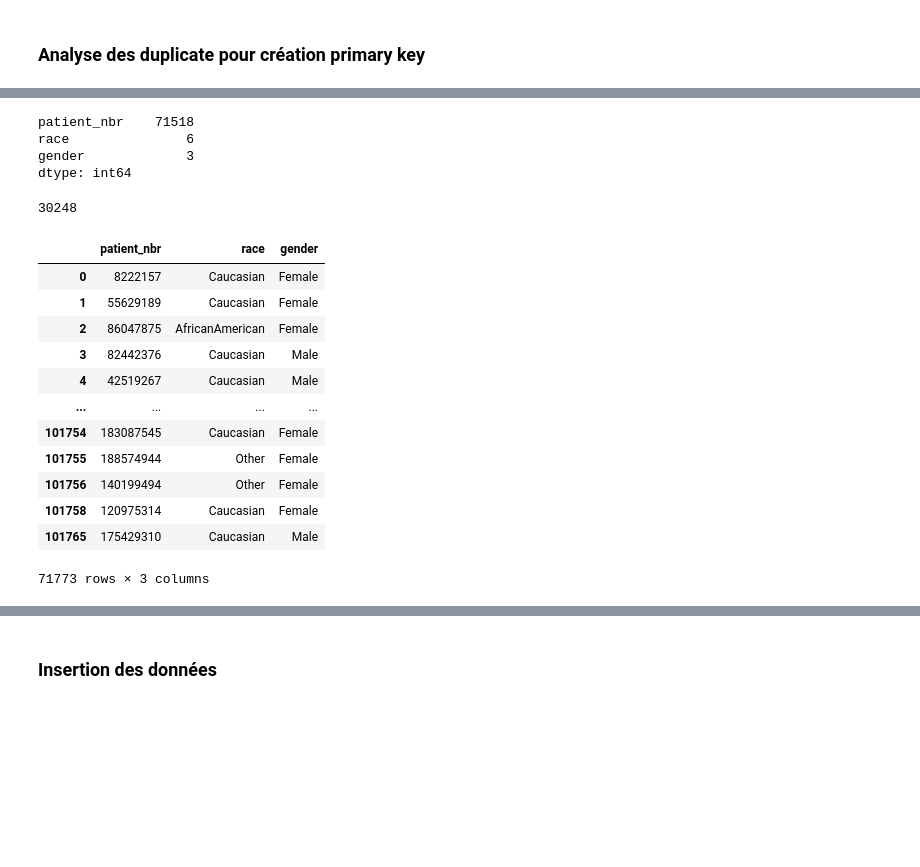
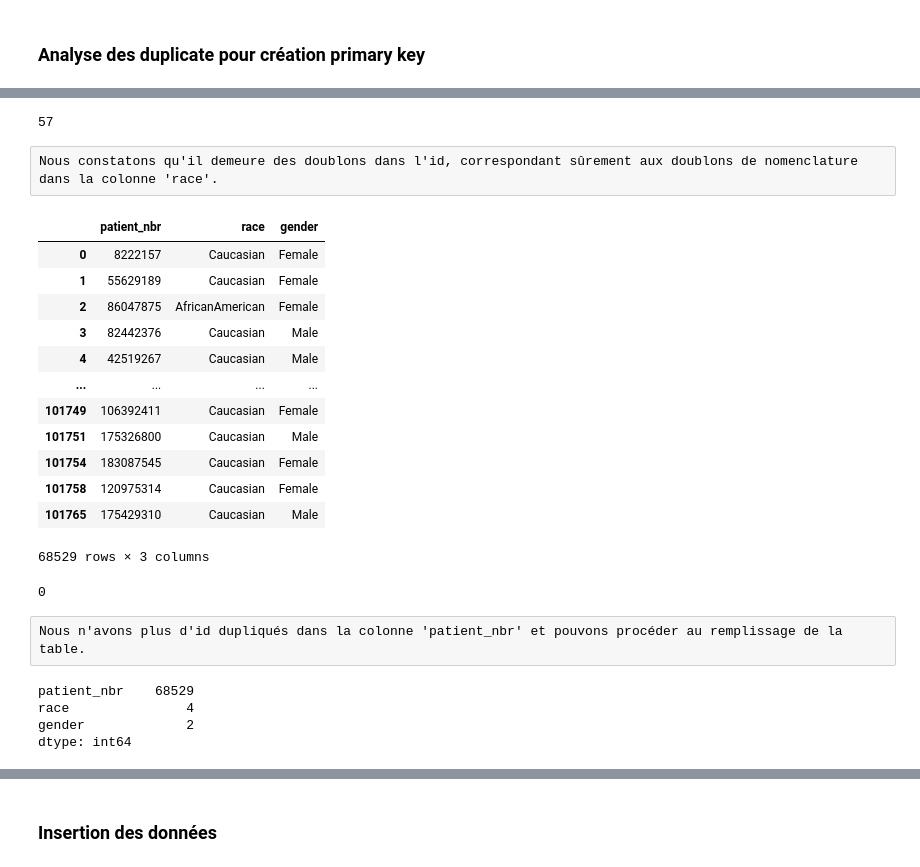
Before and after one commit to Gwendelina/130US_diabete, a Jupyter notebook: Creation BDD/Creation_BDD.ipynb, the cells around one changed output, grey strips where cells are left out. Cells and saved outputs as stored; diff of their text form; code cells hidden in the pictures; blank space fills up the shorter version.

```diff
--- a/Creation BDD/Creation_BDD.ipynb
+++ b/Creation BDD/Creation_BDD.ipynb
@@ -151,0 +271,6 @@ patients
+# %%
+# On remplace les "?" et les "Other" par des nan pour ensuite les supprimer avec la méthode isna
+# On consulte le nombre de valeurs nulles dans notre dataset
+
+patients = patients.replace({'?' : np.nan, 'Other': np.nan})
+patients.isnull().sum()
@@ -151,0 +282,5 @@ patients
+# %%
+# On supprime toutes les valeurs nulles
+
+patients = patients.dropna()
+patients
@@ -152,32 +326,40 @@ patients
+# %%
+# On vérifie le nombre de duplicate
+
+patients.duplicated(subset = 'patient_nbr').sum()
+# %% [output]
+57
+# %% [raw]
+Nous constatons qu'il demeure des doublons dans l'id, correspondant sûrement aux doublons de nomenclature dans la colonne 'race'.
+# %%
+# Suppression des id en doublons dans la colonne 'patient_nbr'
+
+patients = patients.drop_duplicates(subset='patient_nbr')
+patients
+# %% [output]
+|  | patient_nbr | race | gender |
+| 0 | 8222157 | Caucasian | Female |
+| 1 | 55629189 | Caucasian | Female |
+| 2 | 86047875 | AfricanAmerican | Female |
+| 3 | 82442376 | Caucasian | Male |
+| 4 | 42519267 | Caucasian | Male |
+| ... | ... | ... | ... |
+| 101749 | 106392411 | Caucasian | Female |
+| 101751 | 175326800 | Caucasian | Male |
+| 101754 | 183087545 | Caucasian | Female |
+| 101758 | 120975314 | Caucasian | Female |
+| 101765 | 175429310 | Caucasian | Male |
+68529 rows × 3 columns
+# %%
+patients.duplicated(subset = 'patient_nbr').sum()
+# %% [output]
+0
+# %% [raw]
+Nous n'avons plus d'id dupliqués dans la colonne 'patient_nbr' et pouvons procéder au remplissage de la table.
 # %%
 patients.nunique()
 # %% [output]
-patient_nbr    71518
-race               6
-gender             3
+patient_nbr    68529
+race               4
+gender             2
 dtype: int64
-# %%
-# Nb de lignes dupliquées
-
-patients.duplicated(subset = 'patient_nbr').sum()
-# %% [output]
-30248
-# %%
-# On supprime les lignes dupliquées
-
-patients = patients.drop_duplicates()
-patients
-# %% [output]
-|  | patient_nbr | race | gender |
-| 0 | 8222157 | Caucasian | Female |
-| 1 | 55629189 | Caucasian | Female |
-| 2 | 86047875 | AfricanAmerican | Female |
-| 3 | 82442376 | Caucasian | Male |
-| 4 | 42519267 | Caucasian | Male |
-| ... | ... | ... | ... |
-| 101754 | 183087545 | Caucasian | Female |
-| 101755 | 188574944 | Other | Female |
-| 101756 | 140199494 | Other | Female |
-| 101758 | 120975314 | Caucasian | Female |
-| 101765 | 175429310 | Caucasian | Male |
-71773 rows × 3 columns
```
Also changed, not shown: parts of 45 cells of this notebook, 1 other file.
